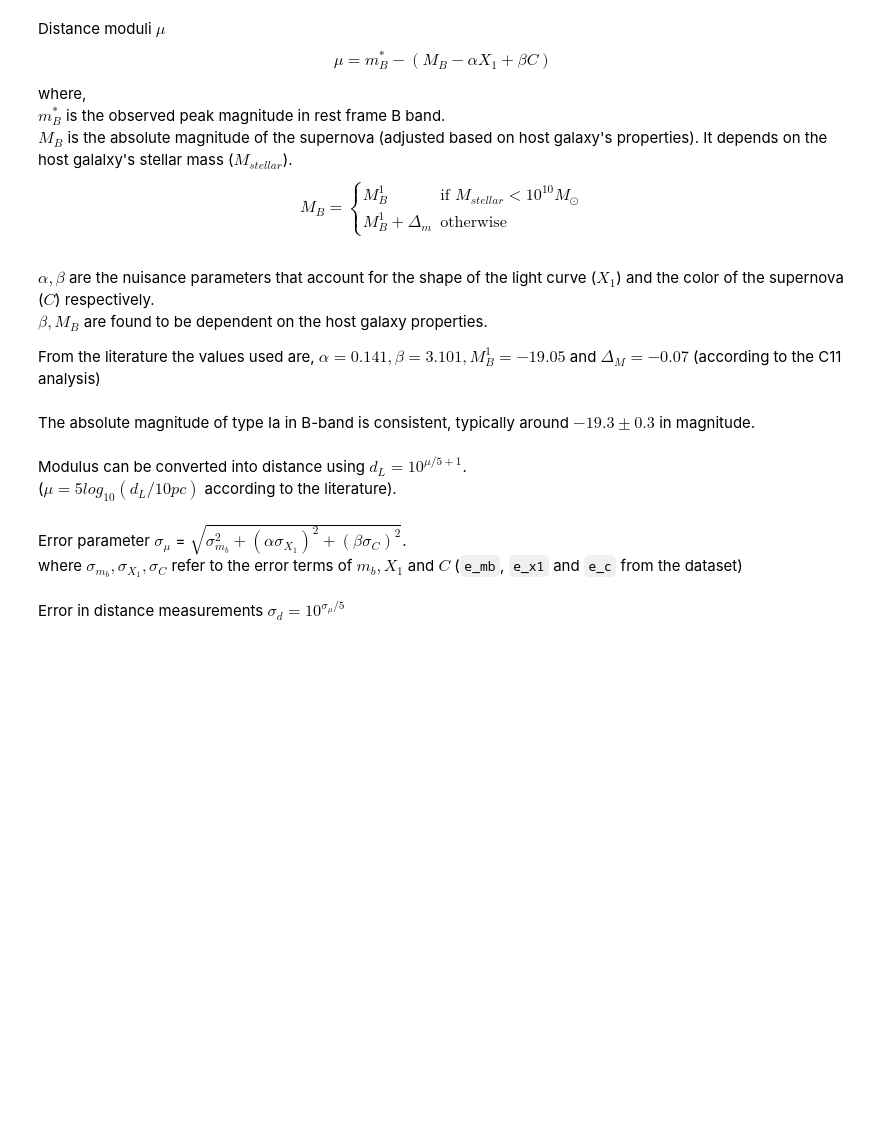
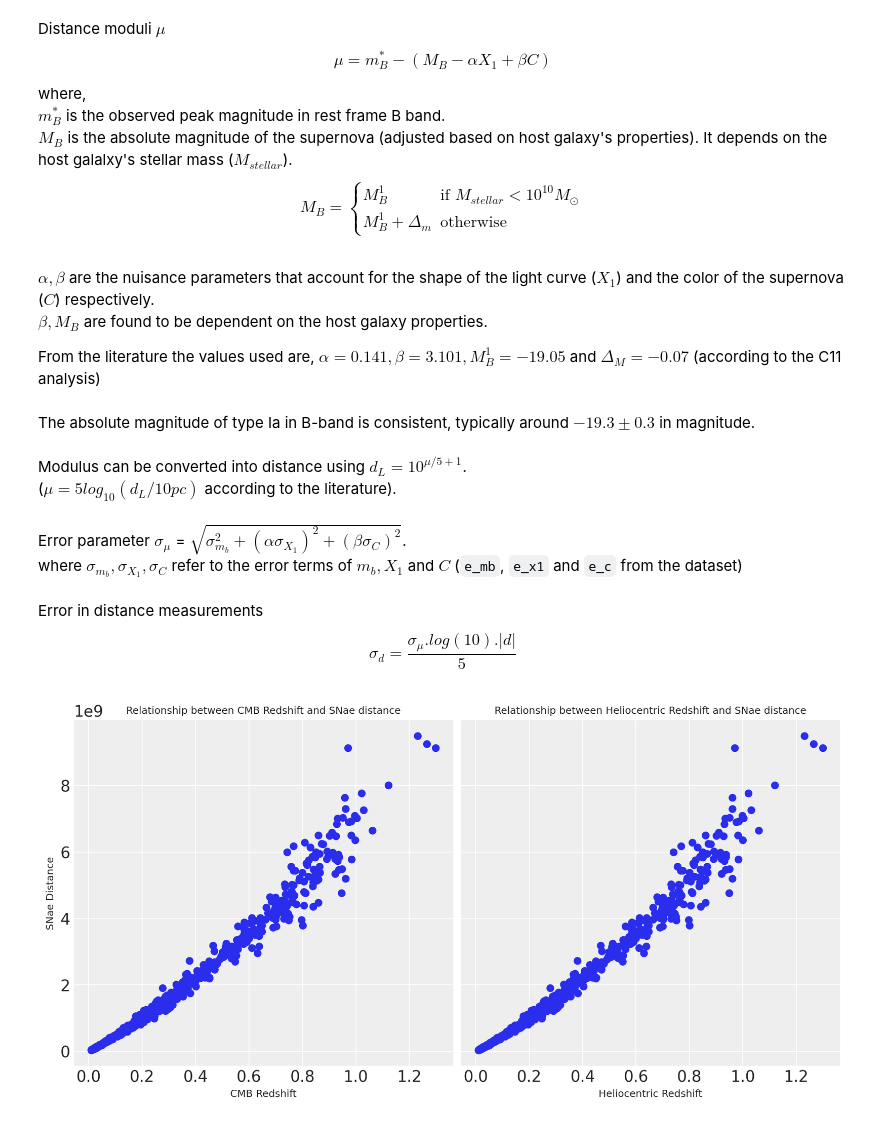
Before and after one commit to Raghuram-Veeramallu/Astro_Stat_Project2, a Jupyter notebook: Project2_Group3.ipynb, the cells around one changed output. Cells and saved outputs as stored; diff of their text form; code cells hidden in the pictures; blank space fills up the shorter version.

```diff
--- a/Project2_Group3.ipynb
+++ b/Project2_Group3.ipynb
@@ -84,7 +84,8 @@ Modulus can be converted into distance using $ d_{L} = 10^{\mu/5 + 1} $.
 Error parameter $\sigma_{\mu}$ = $\sqrt{\sigma_{m_{b}}^{2} + (\alpha \sigma_{X_{1}})^2 + (\beta \sigma_{C})^2}$.
 where $\sigma_{m_{b}}, \sigma_{X_{1}}, \sigma_{C}$ refer to the error terms of $m_{b}, X_{1}$ and $C$ (`e_mb`, `e_x1` and `e_c` from the dataset)
 # %% [markdown]
-Error in distance measurements $\sigma_{d} = 10^{\sigma_{\mu}/5}$
+Error in distance measurements
+$$\sigma_{d} = \frac{\sigma_{\mu} . log(10) . |d|}{5}$$
 # %%
 # defining the nuiscance parameters
 alpha = 0.141
@@ -107 +110,15 @@ df['e_d'] = 10 ** df['e_mu']/5
+# %%
+fig, ax = plt.subplots(1, 2, sharey = True, figsize=(10, 5))
+ax[0].scatter(df['zcmb'], df['d'])
+ax[0].set_xlabel('CMB Redshift', size=9)
+ax[0].set_ylabel('SNae Distance', size=9)
+ax[0].set_title('Relationship between CMB Redshift and SNae distance', size=9)
+
+ax[1].scatter(df['zhel'], df['d'])
+ax[1].set_xlabel('Heliocentric Redshift', size=9)
+ax[1].set_title('Relationship between Heliocentric Redshift and SNae distance', size=9)
+
+fig.show()
+# %% [output]
+[figure, added]
 # %%
```
Also changed, not shown: parts of 19 cells of this notebook.
